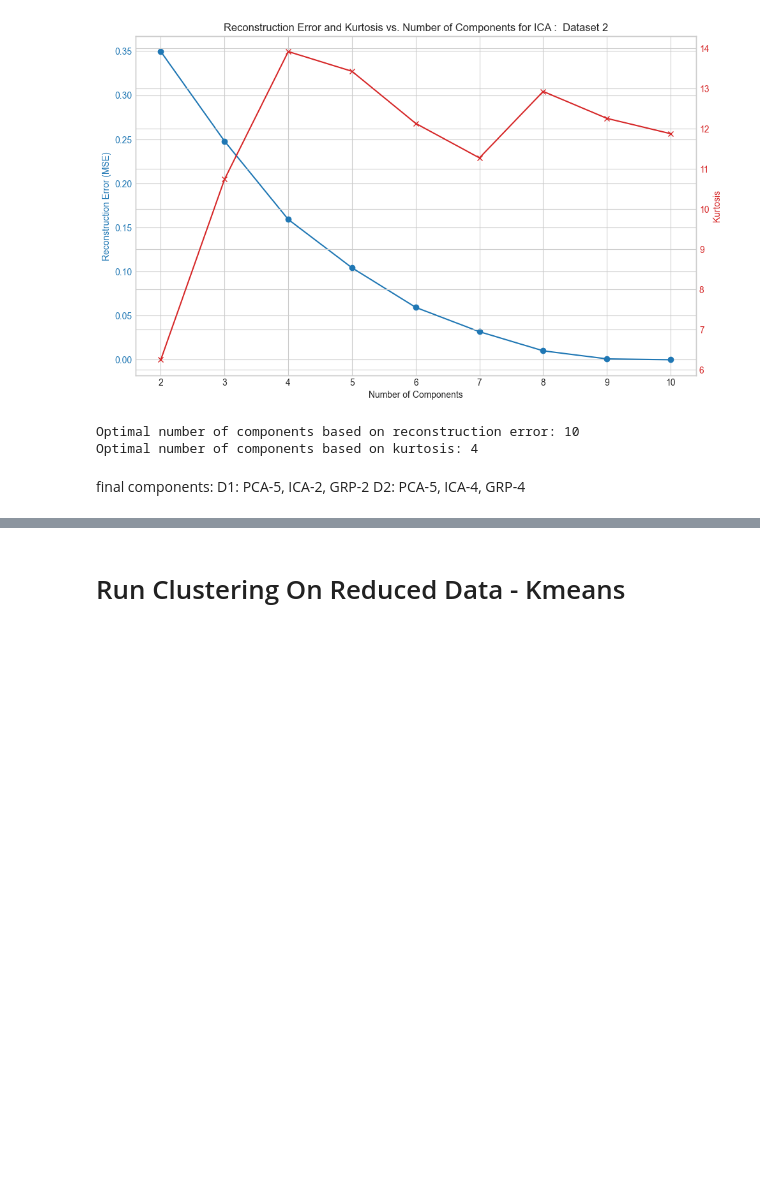
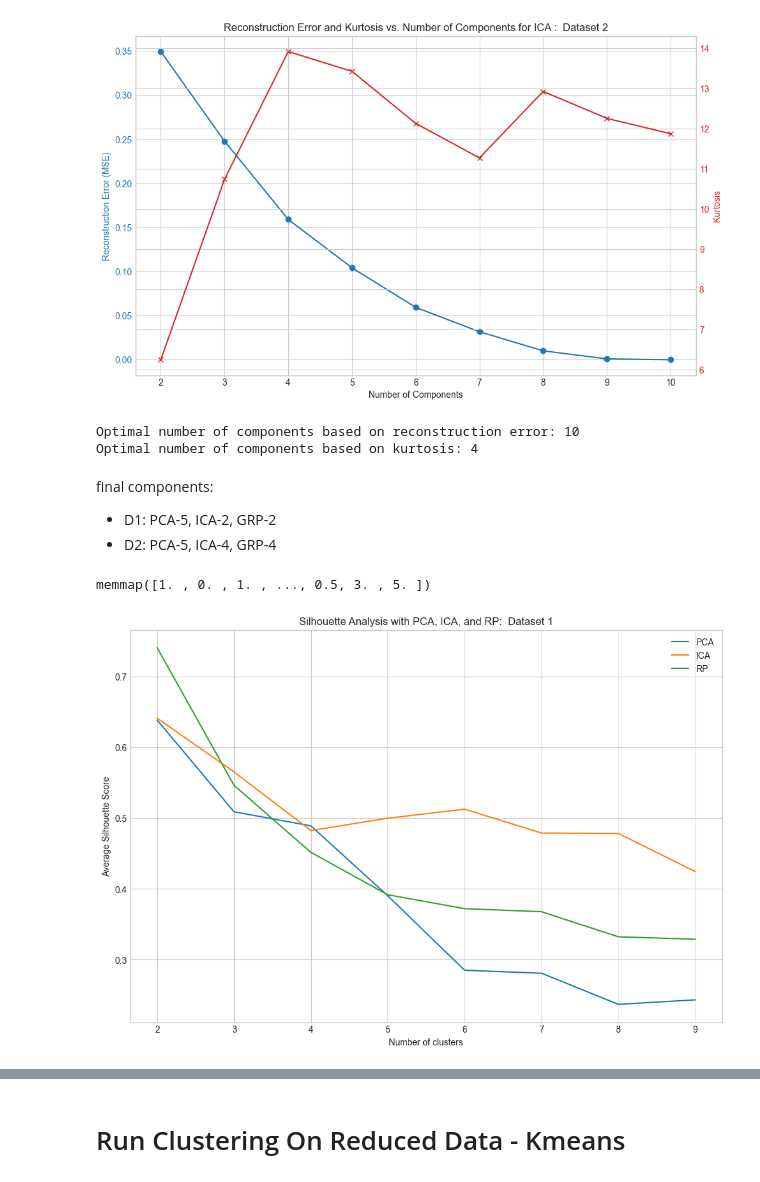
Before and after one commit to ManaviShukla/ml_assignment3, a Jupyter notebook: analysis_main.ipynb, the cells around one changed output, grey strips where cells are left out. Drawn from its saved outputs; the diff is of its cells as text; code cells hidden in the pictures; blank space fills up the shorter version.

```diff
--- a/analysis_main.ipynb
+++ b/analysis_main.ipynb
@@ -950,10 +979,8 @@ Optimal number of components based on reconstruction error: 10
 Optimal number of components based on kurtosis: 4
 # %% [markdown]
 final components:
-D1:
-PCA-5, ICA-2, GRP-2
-D2:
-PCA-5, ICA-4, GRP-4
+- D1: PCA-5, ICA-2, GRP-2
+- D2: PCA-5, ICA-4, GRP-4
 # %%
 # import matplotlib.pyplot as plt
 # from mpl_toolkits.mplot3d import Axes3D
@@ -973,6 +1000,12 @@ PCA-5, ICA-4, GRP-4
 # ax.set_title('3D ICA')
 # plt.colorbar(sc, label='Target')
 # plt.show()
+# %%
+memmap_array1
+# %% [output]
+memmap([1. , 0. , 1. , ..., 0.5, 3. , 5. ])
 # %%
-plot_silhouette_scores_with_dr(memmap_array, ['PCA', 'ICA', 'RP'], [5, 2, 2],' Dataset 1')
+plot_silhouette_scores_with_dr(x1, ['PCA', 'ICA', 'RP'], [5, 2, 2],' Dataset 1')
+# %% [output]
+[figure, added]
 # %%
```
Also changed, not shown: parts of 37 cells of this notebook, 12 other files.
